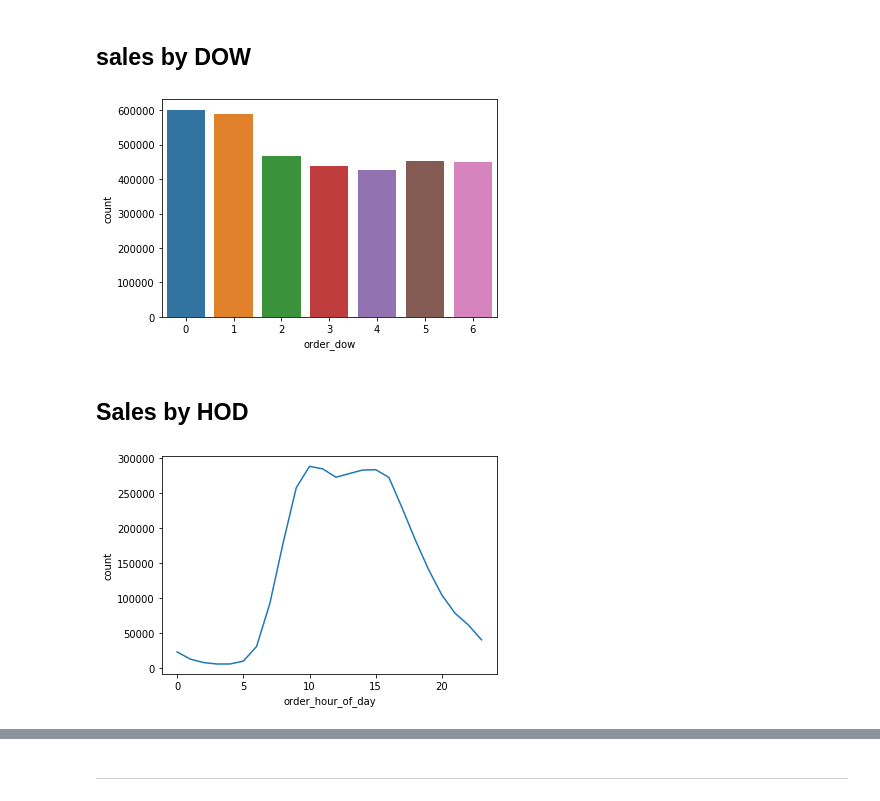
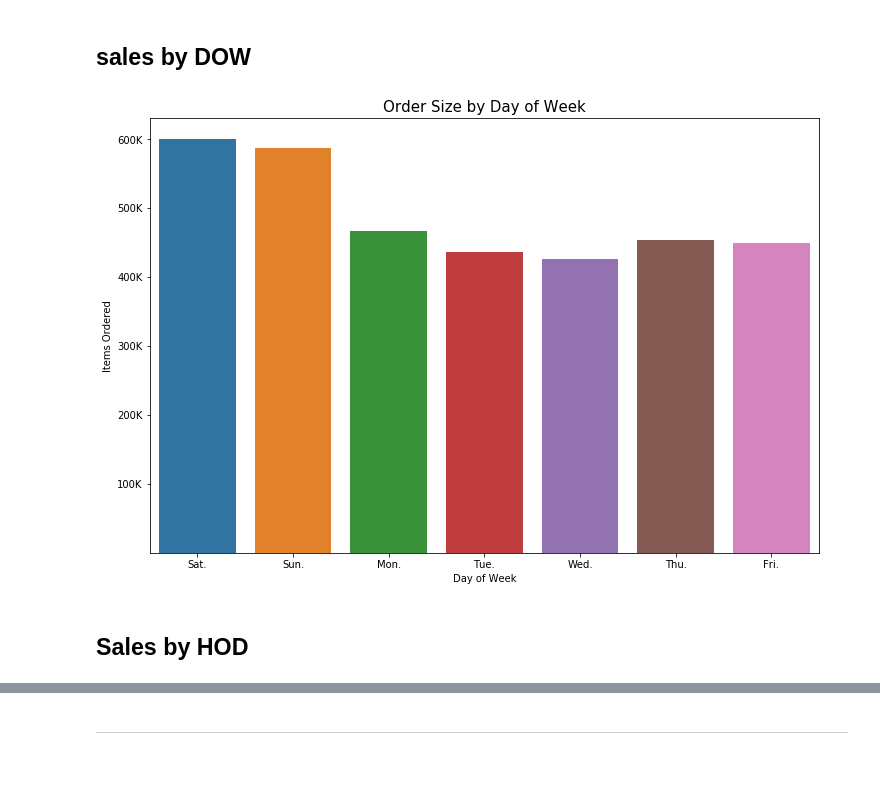
Before and after one commit to Josefa-Sullivan/Instacart, a Jupyter notebook: Mike/instacarteda.ipynb, the cells around one changed output, grey strips where cells are left out. Cells and saved outputs as stored; diff of their text form; code cells hidden in the pictures; blank space fills up the shorter version.

```diff
--- a/Mike/instacarteda.ipynb
+++ b/Mike/instacarteda.ipynb
@@ -225,16 +282,16 @@ plt.show()
 # %% [markdown]
 ## sales by DOW
-# %%
-order_by_dow = orders.groupby('order_dow').agg({'order_dow':['count']}).order_dow.reset_index()
-sns.barplot(y = order_by_dow['count'], x = order_by_dow['order_dow'])
-plt.show()
-# %% [output]
-[figure, removed]
+# %%
+plt.figure(figsize = (12,8))
+order_by_dow = orders.groupby('order_dow').agg({'order_dow':['count']}).order_dow.reset_index()
+sns.barplot(y = order_by_dow['count'], x = order_by_dow['order_dow'])
+plt.yticks(ticks = np.arange(100000,600001,100000), labels = [str(int(x/1000)) +'K' for x in np.arange(100000,600001,100000)])
+plt.xlabel('Day of Week')
+plt.ylabel('Items Ordered')
+plt.title('Order Size by Day of Week', fontsize = 15)
+plt.xticks(ticks = range(7),labels = ['Sat.','Sun.','Mon.','Tue.','Wed.','Thu.','Fri.'])
+plt.show()
+# %% [output]
+[figure, added]
 # %% [markdown]
 ## Sales by HOD
-# %%
-order_by_hod = orders.groupby('order_hour_of_day').agg({'order_hour_of_day':['count']}).order_hour_of_day.reset_index()
-sns.lineplot(y = order_by_hod['count'], x = order_by_hod['order_hour_of_day'])
-plt.show()
-# %% [output]
-[figure, removed]
```
Also changed, not shown: parts of 17 cells of this notebook, 4 other files.
